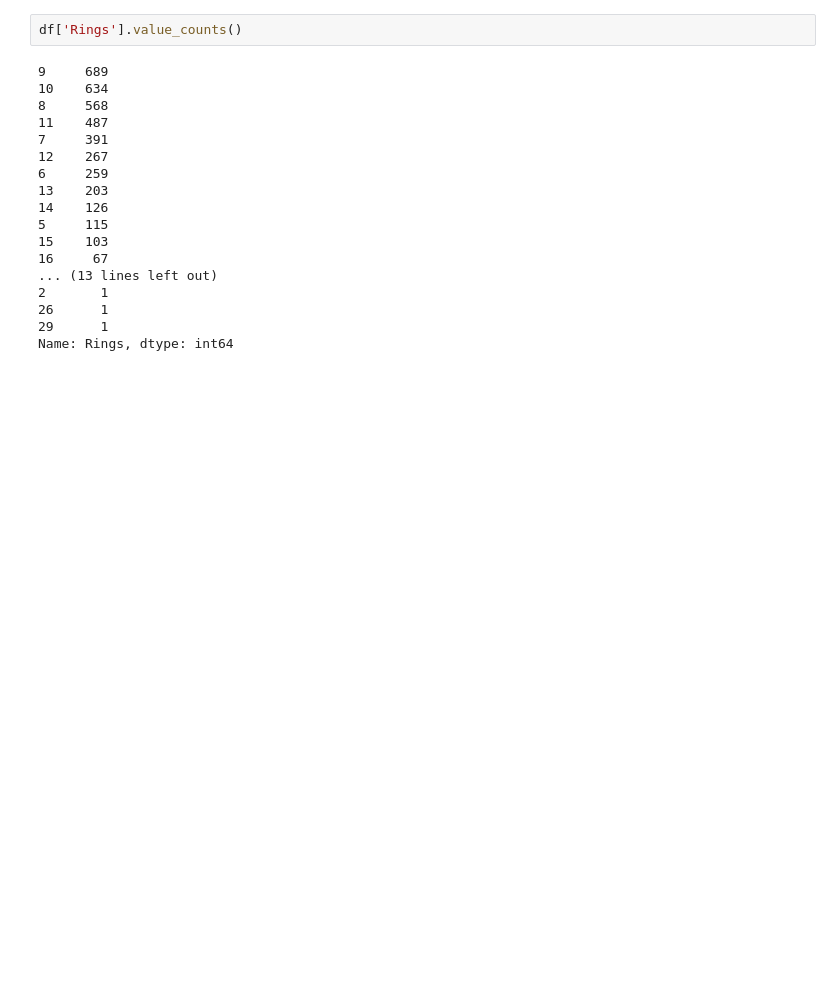
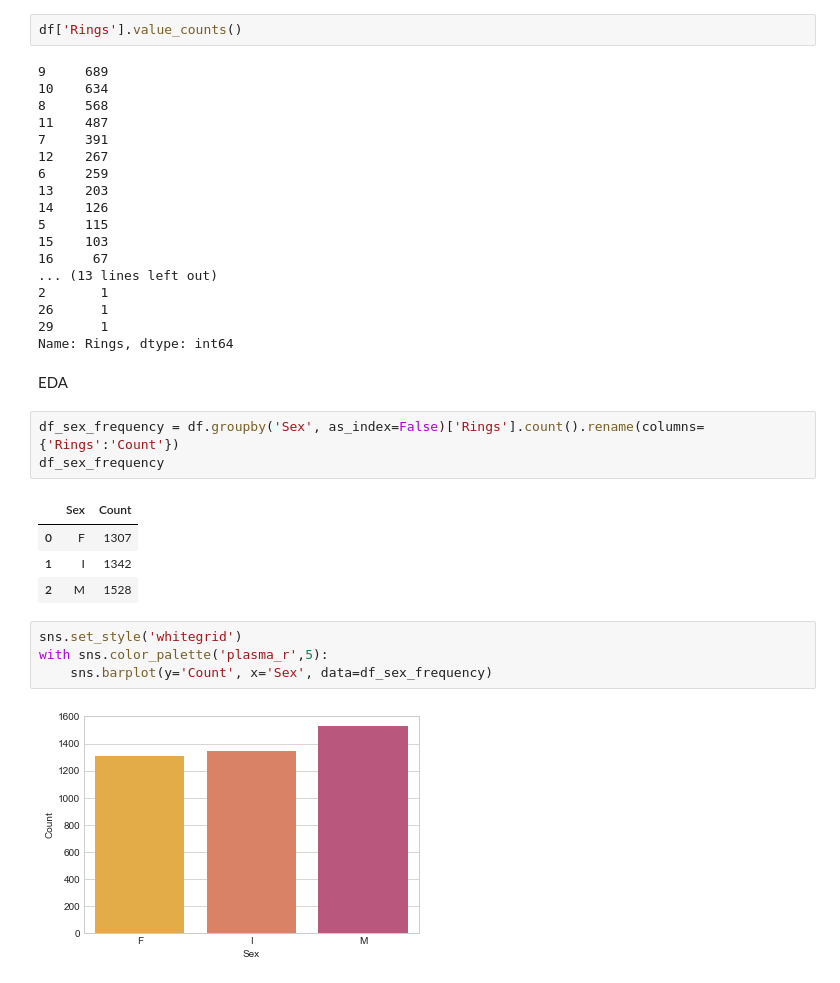
Before and after one commit to sarosam22/Machine-Learning-Python, a Jupyter notebook: Abalone/abalone.ipynb, the cells around one changed output. Saved outputs shown, nothing was run; the diff lists cells and outputs as text; blank space fills up the shorter version.

```diff
--- a/Abalone/abalone.ipynb
+++ b/Abalone/abalone.ipynb
@@ -104,3 +104,19 @@ df['Rings'].value_counts()
 26      1
 29      1
 Name: Rings, dtype: int64
+# %% [markdown]
+EDA
+# %%
+df_sex_frequency = df.groupby('Sex', as_index=False)['Rings'].count().rename(columns={'Rings':'Count'})
+df_sex_frequency
+# %% [output]
+|  | Sex | Count |
+| 0 | F | 1307 |
+| 1 | I | 1342 |
+| 2 | M | 1528 |
+# %%
+sns.set_style('whitegrid')
+with sns.color_palette('plasma_r',5):
+    sns.barplot(y='Count', x='Sex', data=df_sex_frequency)
+# %% [output]
+[figure, added]
```
Also changed, not shown: parts of 1 cell of this notebook.
